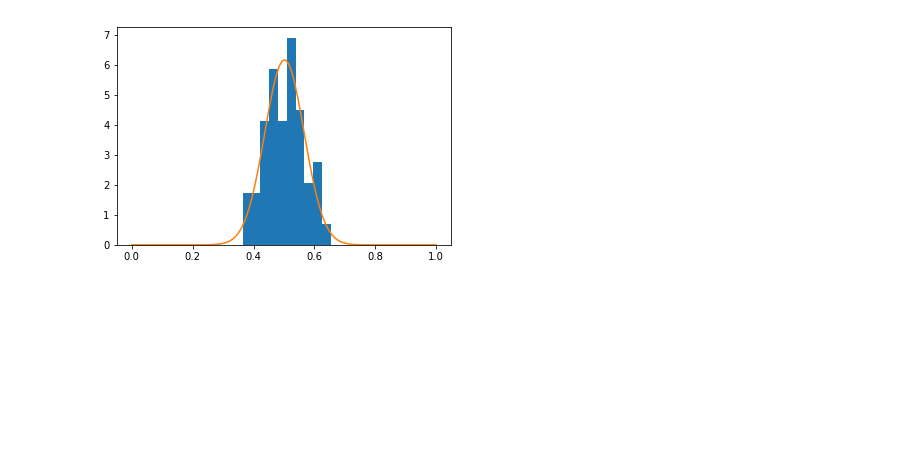
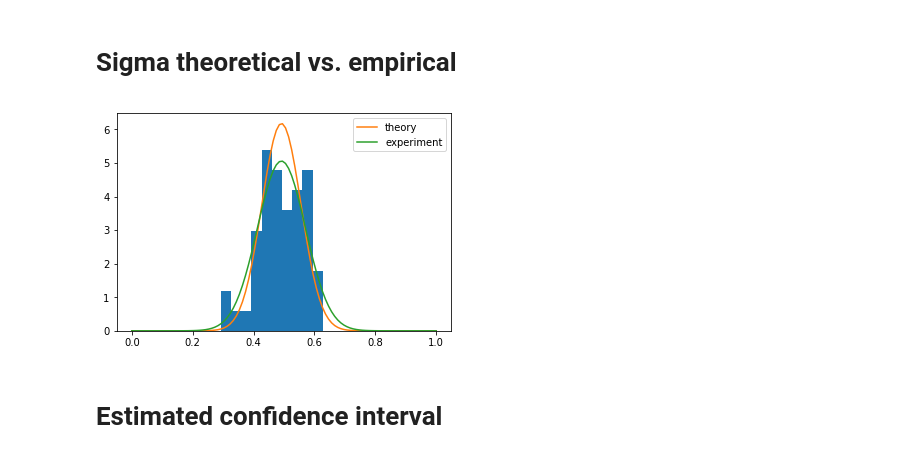
Before and after one commit to frolovconst/AR_labs, a Jupyter notebook: lab4/ConfInt.ipynb, the cells around one changed output. Cells and saved outputs as stored; diff of their text form; code cells hidden in the pictures; blank space fills up the shorter version.

```diff
--- a/lab4/ConfInt.ipynb
+++ b/lab4/ConfInt.ipynb
@@ -5,17 +5,23 @@ from scipy.stats import norm
+# %% [markdown]
+# Sigma theoretical vs. empirical
 # %%
-N = 100
+N = 50
 Navg = 20
 samples = np.random.rand(N, Navg)
 means = samples.mean(axis=1)
 sigmaThr = (1/12/Navg)**.5
-
 meanMn = means.mean()
 sigmaMn = means.std()/(N-1)*N
+
 x = np.linspace(0,1,100)
 y = norm.pdf(x,meanMn, sigmaThr)
-
-plt.hist(means, normed=True)
-plt.plot(x,y)
+y_exp = norm.pdf(x,meanMn, sigmaMn)
+plt.hist(means, density=True)
+plt.plot(x,y, label='theory')
+plt.plot(x,y_exp, label='experiment')
+plt.legend()
 plt.show()
 # %% [output]
-[figure, old version]
+[figure, new version]
+# %% [markdown]
+# Estimated confidence interval
```
Also changed, not shown: parts of 16 cells of this notebook.
